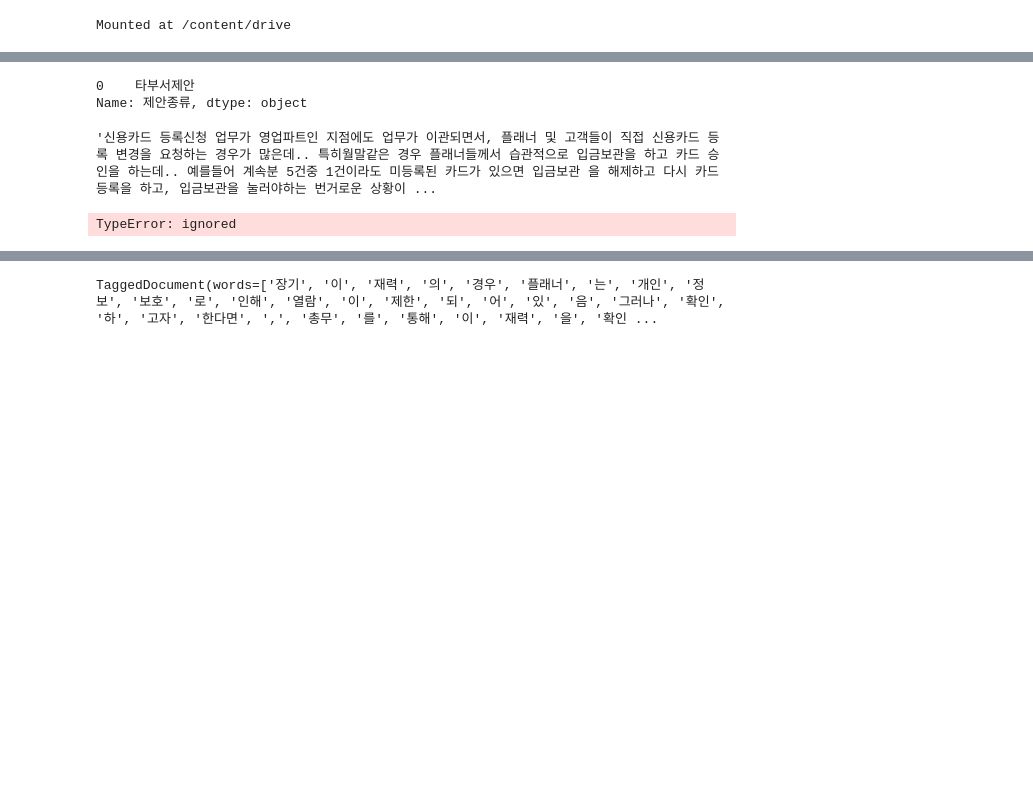
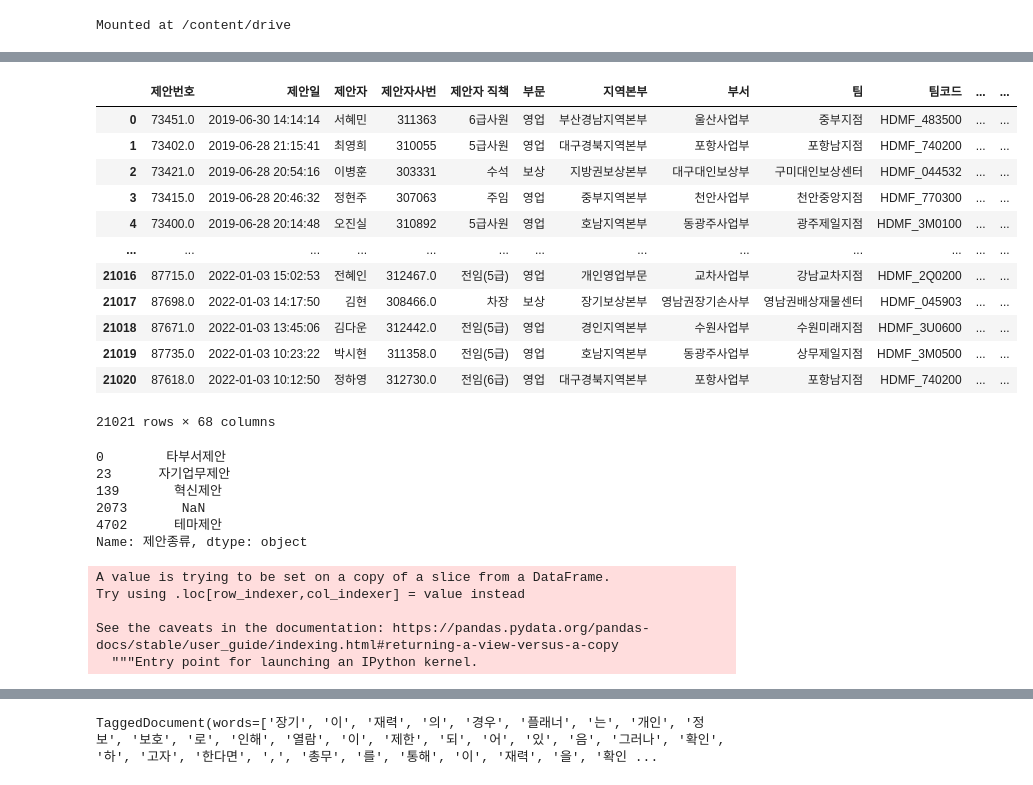
Before and after one commit to Carllllllll/Proposal, a Jupyter notebook: main.ipynb, the cells around one changed output, grey strips where cells are left out. Drawn from its saved outputs; the diff is of its cells as text; code cells hidden in the pictures; blank space fills up the shorter version.

```diff
--- a/main.ipynb
+++ b/main.ipynb
@@ -22,19 +40,38 @@ os.chdir('/content')
 # %%
 df1 = pd.read_excel(os.getcwd() + '/drive/MyDrive/data/2019_1.xlsx', index_col=None, header=0)
 df2 = pd.read_excel(os.getcwd() + '/drive/MyDrive/data/2019_2.xlsx', index_col=None, header=0)
-# df3 = pd.read_excel(os.getcwd() + '/drive/MyDrive/data/2020_1.xlsx', index_col=None, header=1)
+df3 = pd.read_excel(os.getcwd() + '/drive/MyDrive/data/2020_1.xlsx', index_col=None, header=0)
 df4 = pd.read_excel(os.getcwd() + '/drive/MyDrive/data/2020_2.xlsx', index_col=None, header=0)
 df5 = pd.read_excel(os.getcwd() + '/drive/MyDrive/data/2021_1.xlsx', index_col=None, header=0)
 df6 = pd.read_excel(os.getcwd() + '/drive/MyDrive/data/2021_2.xlsx', index_col=None, header=0)
 df7 = pd.read_excel(os.getcwd() + '/drive/MyDrive/data/2022_1.xlsx', index_col=None, header=0)
 # %%
-# df = pd.concat([df1, df2, df3, df4, df5, df6, df7], ignore_index=True)
-df = pd.concat([df1, df2, df4, df5, df6, df7], ignore_index=True)
+df = pd.concat([df1, df2, df3, df4, df5, df6, df7], ignore_index=True)
+# %%
+df
+# %% [output]
+|  | 제안번호 | 제안일 | 제안자 | 제안자사번 | 제안자 직책 | 부문 | 지역본부 | 부서 | 팀 | 팀코드 | ... | ... |
+| 0 | 73451.0 | 2019-06-30 14:14:14 | 서혜민 | 311363 | 6급사원 | 영업 | 부산경남지역본부 | 울산사업부 | 중부지점 | HDMF_483500 | ... | ... |
+| 1 | 73402.0 | 2019-06-28 21:15:41 | 최영희 | 310055 | 5급사원 | 영업 | 대구경북지역본부 | 포항사업부 | 포항남지점 | HDMF_740200 | ... | ... |
+| 2 | 73421.0 | 2019-06-28 20:54:16 | 이병훈 | 303331 | 수석 | 보상 | 지방권보상본부 | 대구대인보상부 | 구미대인보상센터 | HDMF_044532 | ... | ... |
+| 3 | 73415.0 | 2019-06-28 20:46:32 | 정현주 | 307063 | 주임 | 영업 | 중부지역본부 | 천안사업부 | 천안중앙지점 | HDMF_770300 | ... | ... |
+| 4 | 73400.0 | 2019-06-28 20:14:48 | 오진실 | 310892 | 5급사원 | 영업 | 호남지역본부 | 동광주사업부 | 광주제일지점 | HDMF_3M0100 | ... | ... |
+| ... | ... | ... | ... | ... | ... | ... | ... | ... | ... | ... | ... | ... |
+| 21016 | 87715.0 | 2022-01-03 15:02:53 | 전혜인 | 312467.0 | 전임(5급) | 영업 | 개인영업부문 | 교차사업부 | 강남교차지점 | HDMF_2Q0200 | ... | ... |
+| 21017 | 87698.0 | 2022-01-03 14:17:50 | 김현 | 308466.0 | 차장 | 보상 | 장기보상본부 | 영남권장기손사부 | 영남권배상재물센터 | HDMF_045903 | ... | ... |
+| 21018 | 87671.0 | 2022-01-03 13:45:06 | 김다운 | 312442.0 | 전임(5급) | 영업 | 경인지역본부 | 수원사업부 | 수원미래지점 | HDMF_3U0600 | ... | ... |
+| 21019 | 87735.0 | 2022-01-03 10:23:22 | 박시현 | 311358.0 | 전임(5급) | 영업 | 호남지역본부 | 동광주사업부 | 상무제일지점 | HDMF_3M0500 | ... | ... |
+| 21020 | 87618.0 | 2022-01-03 10:12:50 | 정하영 | 312730.0 | 전임(6급) | 영업 | 대구경북지역본부 | 포항사업부 | 포항남지점 | HDMF_740200 | ... | ... |
+21021 rows × 68 columns
 # %%
 # list(df)
 df['제안종류'].drop_duplicates()
 # %% [output]
-0    타부서제안
+0        타부서제안
+23      자기업무제안
+139       혁신제안
+2073       NaN
+4702      테마제안
 Name: 제안종류, dtype: object
 # %%
 df = df.loc[df['제안종류'] == '타부서제안']
@@ -58,14 +95,14 @@ def remove_basic(tmp) :
   tmp = tmp.replace('* ', '')
   tmp = tmp.replace('*', '')
   return tmp
-# %%
-remove_basic(tmp)
-# %% [output]
-'신용카드 등록신청 업무가 영업파트인 지점에도 업무가 이관되면서, 플래너 및 고객들이 직접 신용카드 등록 변경을 요청하는 경우가 많은데.. 특히월말같은 경우 플래너들께서 습관적으로 입금보관을 하고 카드 승인을 하는데.. 예를들어 계속분 5건중 1건이라도 미등록된 카드가 있으면 입금보관 을 해제하고 다시 카드등록을 하고, 입금보관을 눌러야하는 번거로운 상황이 ...
 # %%
 df['제안내용'] = df['제안내용'].astype(str).apply(remove_basic)
 # %% [output]
-TypeError: ignored
+A value is trying to be set on a copy of a slice from a DataFrame.
+Try using .loc[row_indexer,col_indexer] = value instead
+
+See the caveats in the documentation: https://pandas.pydata.org/pandas-docs/stable/user_guide/indexing.html#returning-a-view-versus-a-copy
+  """Entry point for launching an IPython kernel.
 # %%
 df.dropna
 # %% [output]
```
Also changed, not shown: parts of 6 cells of this notebook.
